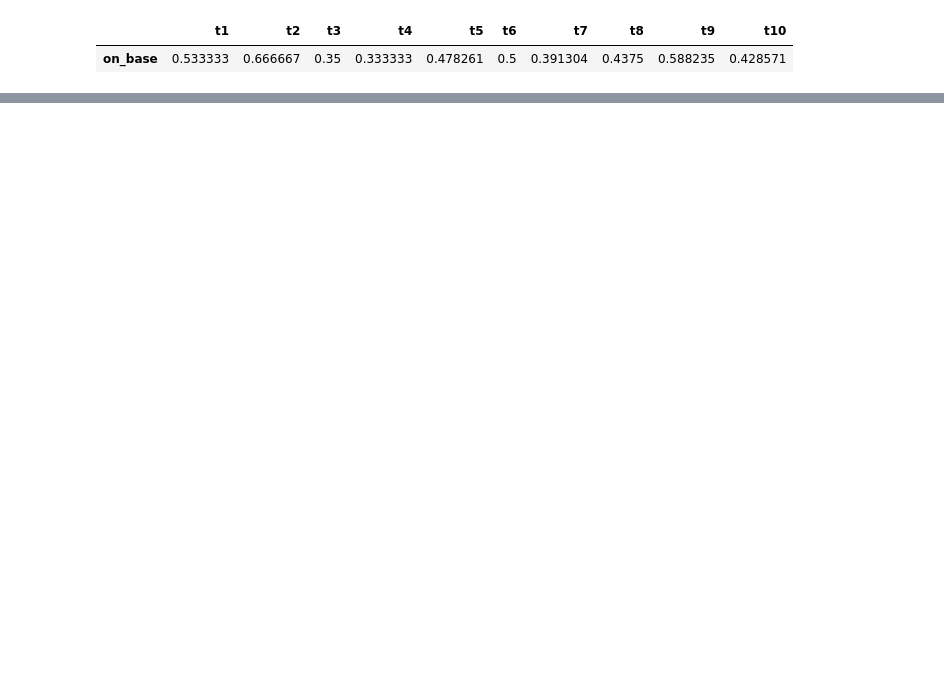
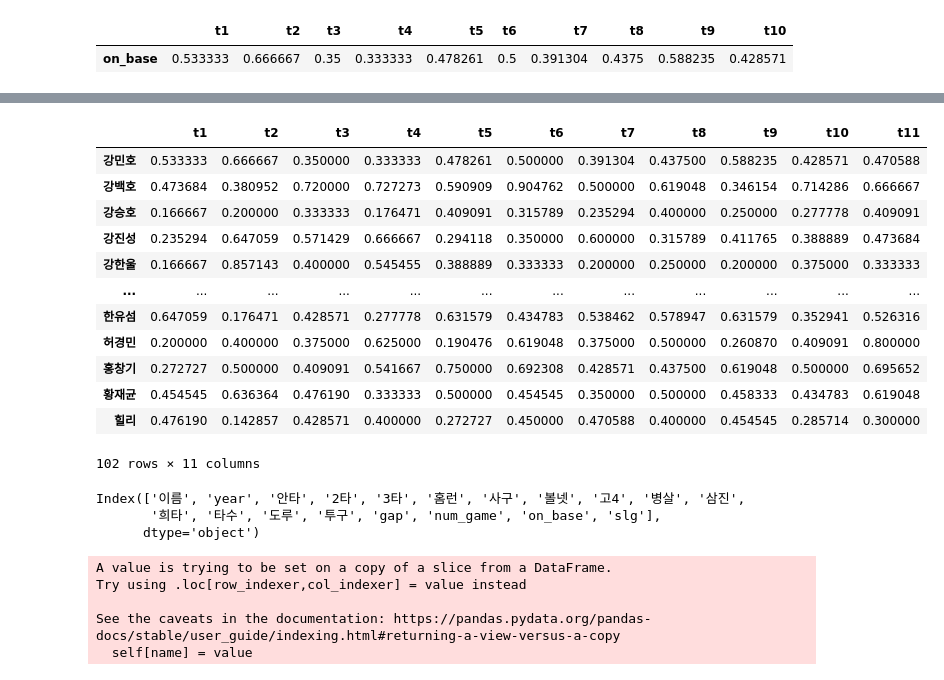
Before and after one commit to codenavy94/DAdejus_bigcon_2021, a Jupyter notebook: preprocess/preprocess_baseball.ipynb, the cells around one changed output, grey strips where cells are left out. Saved outputs shown, nothing was run; the diff lists cells and outputs as text; code cells hidden in the pictures; blank space fills up the shorter version.

```diff
--- a/preprocess/preprocess_baseball.ipynb
+++ b/preprocess/preprocess_baseball.ipynb
@@ -298,0 +309,30 @@ ValueError: Plan shapes are not aligned
+# %%
+tot_seq
+# %% [output]
+|  | t1 | t2 | t3 | t4 | t5 | t6 | t7 | t8 | t9 | t10 | t11 |
+| 강민호 | 0.533333 | 0.666667 | 0.350000 | 0.333333 | 0.478261 | 0.500000 | 0.391304 | 0.437500 | 0.588235 | 0.428571 | 0.470588 |
+| 강백호 | 0.473684 | 0.380952 | 0.720000 | 0.727273 | 0.590909 | 0.904762 | 0.500000 | 0.619048 | 0.346154 | 0.714286 | 0.666667 |
+| 강승호 | 0.166667 | 0.200000 | 0.333333 | 0.176471 | 0.409091 | 0.315789 | 0.235294 | 0.400000 | 0.250000 | 0.277778 | 0.409091 |
+| 강진성 | 0.235294 | 0.647059 | 0.571429 | 0.666667 | 0.294118 | 0.350000 | 0.600000 | 0.315789 | 0.411765 | 0.388889 | 0.473684 |
+| 강한울 | 0.166667 | 0.857143 | 0.400000 | 0.545455 | 0.388889 | 0.333333 | 0.200000 | 0.250000 | 0.200000 | 0.375000 | 0.333333 |
+| ... | ... | ... | ... | ... | ... | ... | ... | ... | ... | ... | ... |
+| 한유섬 | 0.647059 | 0.176471 | 0.428571 | 0.277778 | 0.631579 | 0.434783 | 0.538462 | 0.578947 | 0.631579 | 0.352941 | 0.526316 |
+| 허경민 | 0.200000 | 0.400000 | 0.375000 | 0.625000 | 0.190476 | 0.619048 | 0.375000 | 0.500000 | 0.260870 | 0.409091 | 0.800000 |
+| 홍창기 | 0.272727 | 0.500000 | 0.409091 | 0.541667 | 0.750000 | 0.692308 | 0.428571 | 0.437500 | 0.619048 | 0.500000 | 0.695652 |
+| 황재균 | 0.454545 | 0.636364 | 0.476190 | 0.333333 | 0.500000 | 0.454545 | 0.350000 | 0.500000 | 0.458333 | 0.434783 | 0.619048 |
+| 힐리 | 0.476190 | 0.142857 | 0.428571 | 0.400000 | 0.272727 | 0.450000 | 0.470588 | 0.400000 | 0.454545 | 0.285714 | 0.300000 |
+102 rows × 11 columns
+# %%
+data.columns
+# %% [output]
+Index(['이름', 'year', '안타', '2타', '3타', '홈런', '사구', '볼넷', '고4', '병살', '삼진',
+       '희타', '타수', '도루', '투구', 'gap', 'num_game', 'on_base', 'slg'],
+      dtype='object')
+# %%
+data.gap=data.gap.astype(str).str[:-4].astype(int)
+# %% [output]
+A value is trying to be set on a copy of a slice from a DataFrame.
+Try using .loc[row_indexer,col_indexer] = value instead
+
+See the caveats in the documentation: https://pandas.pydata.org/pandas-docs/stable/user_guide/indexing.html#returning-a-view-versus-a-copy
+  self[name] = value
```
Also changed, not shown: parts of 25 cells of this notebook, 3 other files.
